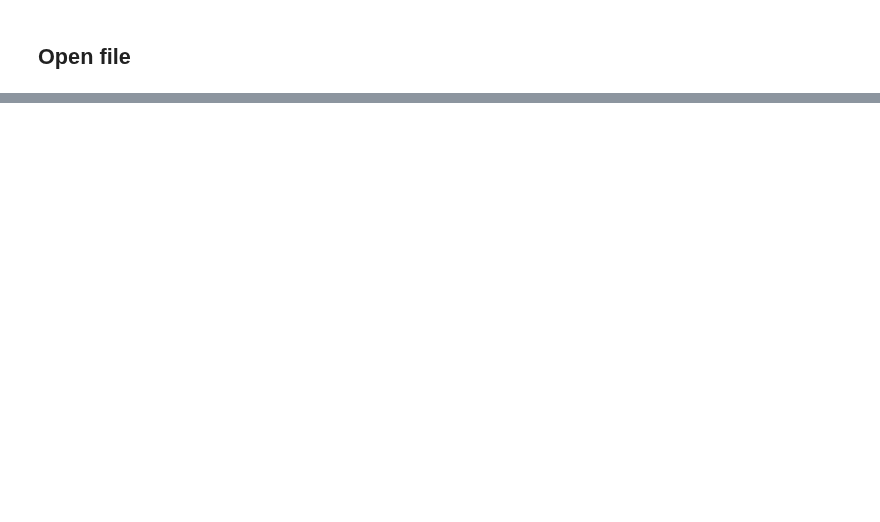
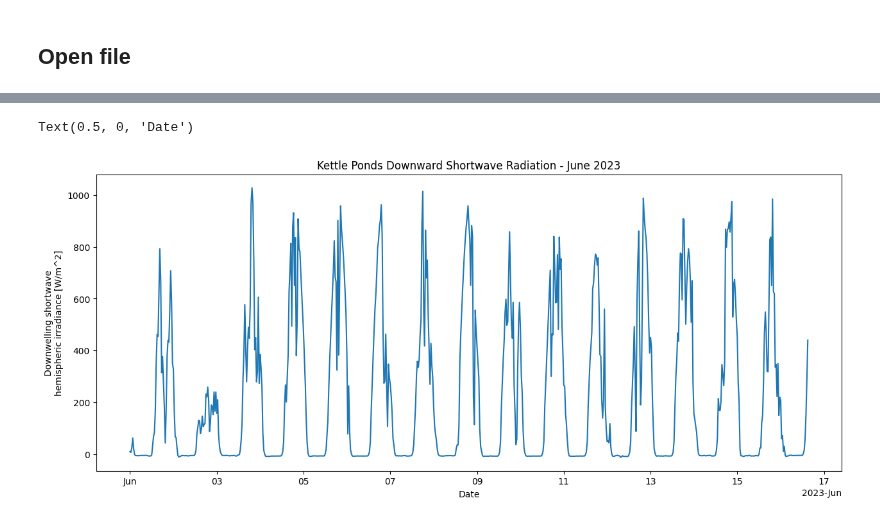
Before and after one commit to clinton-alden/goes_clouds, a Jupyter notebook: processing/01_plot_goes.ipynb, the cells around one changed output, grey strips where cells are left out. Saved outputs shown, nothing was run; the diff lists cells and outputs as text; code cells hidden in the pictures; blank space fills up the shorter version.

```diff
--- a/processing/01_plot_goes.ipynb
+++ b/processing/01_plot_goes.ipynb
@@ -71,0 +42,4 @@ Coordinates:
+# %%
+sail_sebs = xr.open_dataset('/storage/cdalden/goes/sebs_20221001_20230930.nc')
+
+sail_sebs
@@ -71,0 +64,11 @@ Coordinates:
+# %%
+# selct from june 1 to june 20 2023
+june_SWin = sail_sebs.down_short_hemisp.sel(time=slice('2023-06-01', '2023-06-20'))
+
+fig, ax = plt.subplots(figsize=(15, 6))
+june_SWin.plot(ax=ax)
+plt.title('Kettle Ponds Downward Shortwave Radiation - June 2023')
+plt.xlabel('Date')
+# %% [output]
+Text(0.5, 0, 'Date')
+[figure, added]
```
Also changed, not shown: parts of 6 cells of this notebook, 1 other file.
